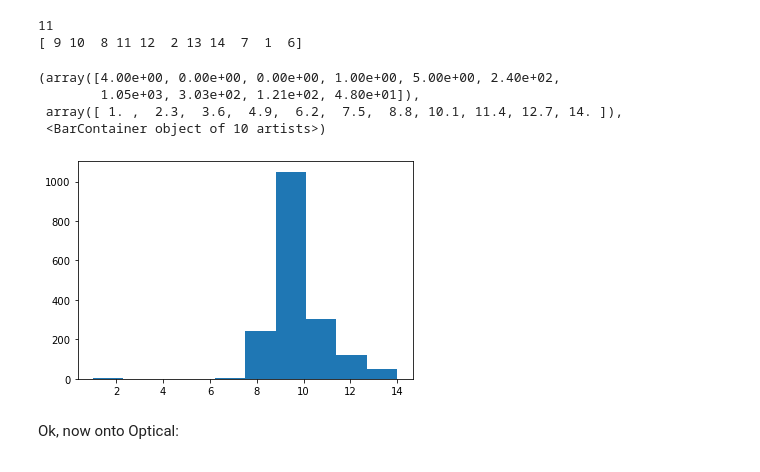
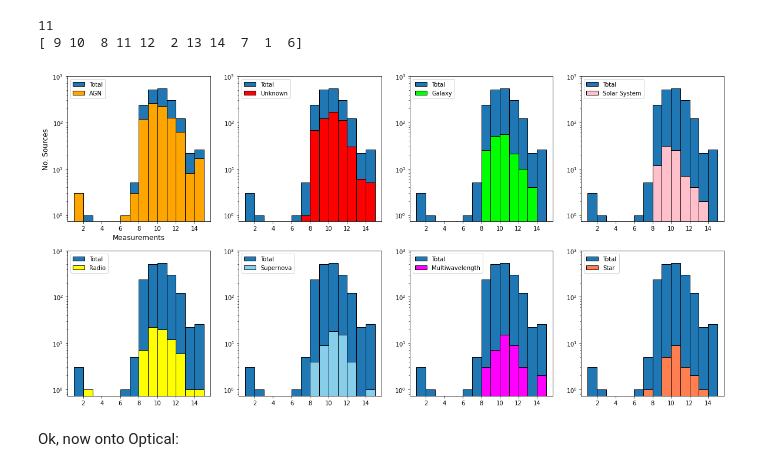
Before and after one commit to CallanG258/Project_VAST_FINK, a Jupyter notebook: FINK & VAST Crossmatched Sources 2020.ipynb, the cells around one changed output. Drawn from its saved outputs; the diff is of its cells as text; code cells hidden in the pictures.

Commit message:
histogram subplots

```diff
--- a/FINK & VAST Crossmatched Sources 2020.ipynb
+++ b/FINK & VAST Crossmatched Sources 2020.ipynb
@@ -178,7 +77,7 @@ cmf.groupby('family').size().plot.pie(figsize=(10,10))
 # %% [markdown]
 from here, we can start to pull out subsets of our crossmatched list based on the family of the sources of interest. For example, we can pull out all sources in our crossmatch that fall under the 'AGN' family.
 # %%
-AGN_list=cmf.query('family == "AGN"')
+AGN_list=cms.query('family == "AGN"')
 AGN_list
 # %% [output]
 |  | objectId | matched_id | class | cdsxmatch | ra | dec | family |
@@ -210,3 +126,11 @@ matched_ids=cmf['matched_id'].astype('int64').to_list()
 # %%
 #pull out VAST sources from matched ids
 my_sources=my_run.sources.loc[matched_ids]
+my_sources_AGN=my_run.sources.loc[matched_ids_AGN]
+my_sources_Unknown=my_run.sources.loc[matched_ids_Unknown]
+my_sources_Galaxy=my_run.sources.loc[matched_ids_Galaxy]
+my_sources_SS=my_run.sources.loc[matched_ids_SS]
+my_sources_Radio=my_run.sources.loc[matched_ids_Radio]
+my_sources_SN=my_run.sources.loc[matched_ids_SN]
+my_sources_MW=my_run.sources.loc[matched_ids_MW]
+my_sources_Star=my_run.sources.loc[matched_ids_Star]
@@ -226,6 +137,14 @@ Index(['wavg_ra', 'wavg_dec', 'avg_compactness', 'min_snr', 'max_snr',
 # %%
 #pull out the measurement count for each source under the matched id
 VAST_measurement_count=my_sources['n_measurements'].astype('int64').to_list()
+VAST_measurement_count_AGN=my_sources_AGN['n_measurements'].astype('int64').to_list()
+VAST_measurement_count_Unknown=my_sources_Unknown['n_measurements'].astype('int64').to_list()
+VAST_measurement_count_Galaxy=my_sources_Galaxy['n_measurements'].astype('int64').to_list()
+VAST_measurement_count_SS=my_sources_SS['n_measurements'].astype('int64').to_list()
+VAST_measurement_count_Radio=my_sources_Radio['n_measurements'].astype('int64').to_list()
+VAST_measurement_count_SN=my_sources_SN['n_measurements'].astype('int64').to_list()
+VAST_measurement_count_MW=my_sources_MW['n_measurements'].astype('int64').to_list()
+VAST_measurement_count_Star=my_sources_Star['n_measurements'].astype('int64').to_list()
 # %%
 #how many unique numbers in this list are there? and what are they?
 print(len(pd.unique(VAST_measurement_count)))
@@ -234,12 +153,55 @@ print(pd.unique(VAST_measurement_count))
 11
 [ 9 10  8 11 12  2 13 14  7  1  6]
 # %%
-#ugly, but to the point
-bins=[]
-plt.hist(VAST_measurement_count, bins=n_bins)
+#plt.style.use('fivethirtyeight')
+bins=[1,2,3,4,5,6,7,8,9,10,11,12,13,14,15]
+figsize=(20,10)
+fig,([ax1,ax2,ax3,ax4],[ax5,ax6,ax7,ax8])=plt.subplots(nrows=2,ncols=4,figsize=figsize)
+
+ax1.hist(VAST_measurement_count,bins=bins,edgecolor='black',log=True,label='Total')
+ax1.hist(VAST_measurement_count_AGN,bins=bins,edgecolor='black',log=True,label='AGN',color='orange')
+ax1.legend(loc='upper left')
+ax1.set_xlabel('Measurements',fontsize='large')
+ax1.set_ylabel('No. Sources',fontsize='large')
+ax1.set_ylim(top=1000)
+
+ax2.hist(VAST_measurement_count,bins=bins,edgecolor='black',log=True,label='Total')
+ax2.hist(VAST_measurement_count_Unknown,bins=bins,edgecolor='black',log=True,label='Unknown',color='red')
+ax2.legend(loc='upper left')
+ax2.set_ylim(top=1000)
+
+ax3.hist(VAST_measurement_count,bins=bins,edgecolor='black',log=True,label='Total')
+ax3.hist(VAST_measurement_count_Galaxy,bins=bins,edgecolor='black',log=True,label='Galaxy',color='lime')
+ax3.legend(loc='upper left')
+ax3.set_ylim(top=1000)
+
+ax4.hist(VAST_measurement_count,bins=bins,edgecolor='black',log=True,label='Total')
+ax4.hist(VAST_measurement_count_SS,bins=bins,edgecolor='black',log=True,label='Solar System',color='pink')
+ax4.legend(loc='upper left')
+ax4.set_ylim(top=1000)
+
+######
+
+ax5.hist(VAST_measurement_count,bins=bins,edgecolor='black',log=True,label='Total')
+ax5.hist(VAST_measurement_count_Radio,bins=bins,edgecolor='black',log=True,label='Radio',color='yellow')
+ax5.legend(loc='upper left')
+ax5.set_ylim(top=1000)
+
+ax6.hist(VAST_measurement_count,bins=bins,edgecolor='black',log=True,label='Total')
+ax6.hist(VAST_measurement_count_SN,bins=bins,edgecolor='black',log=True,label='Supernova',color='skyblue')
+ax6.legend(loc='upper left')
+ax6.set_ylim(top=1000)
+
+ax7.hist(VAST_measurement_count,bins=bins,edgecolor='black',log=True,label='Total')
+ax7.hist(VAST_measurement_count_MW,bins=bins,edgecolor='black',log=True,label='Multiwavelength',color='fuchsia')
+ax7.legend(loc='upper left')
+ax7.set_ylim(top=1000)
+
+ax8.hist(VAST_measurement_count,bins=bins,edgecolor='black',log=True,label='Total')
+ax8.hist(VAST_measurement_count_Star,bins=bins,edgecolor='black',log=True,label='Star',color='coral')
+ax8.legend(loc='upper left')
+ax8.set_ylim(top=1000)
+
+plt.show()
 # %% [output]
-(array([4.00e+00, 0.00e+00, 0.00e+00, 1.00e+00, 5.00e+00, 2.40e+02,
-        1.05e+03, 3.03e+02, 1.21e+02, 4.80e+01]),
- array([ 1. ,  2.3,  3.6,  4.9,  6.2,  7.5,  8.8, 10.1, 11.4, 12.7, 14. ]),
- <BarContainer object of 10 artists>)
-[figure, old version]
+[figure, new version]
```
Also changed, not shown: parts of 16 cells of this notebook, 3 other files.
